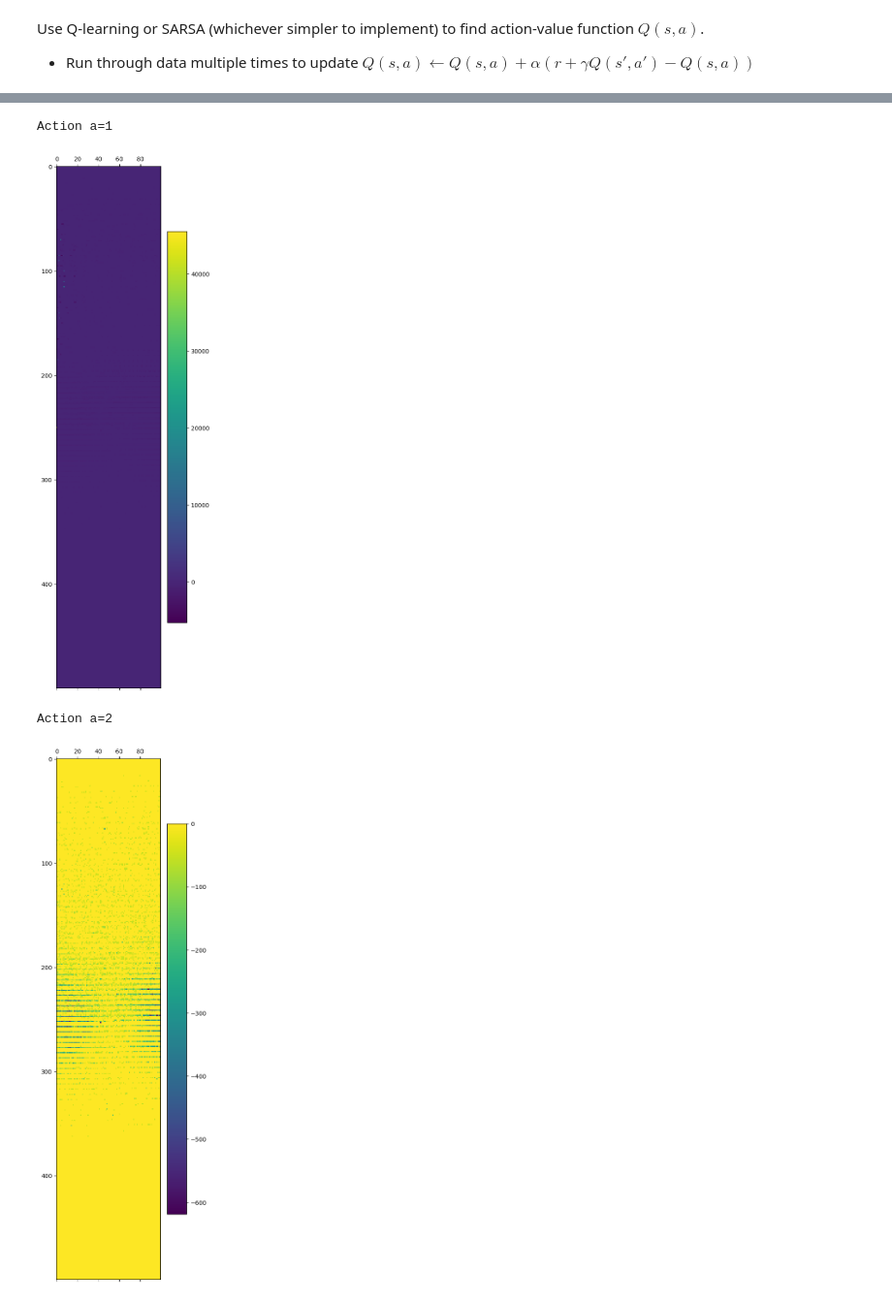
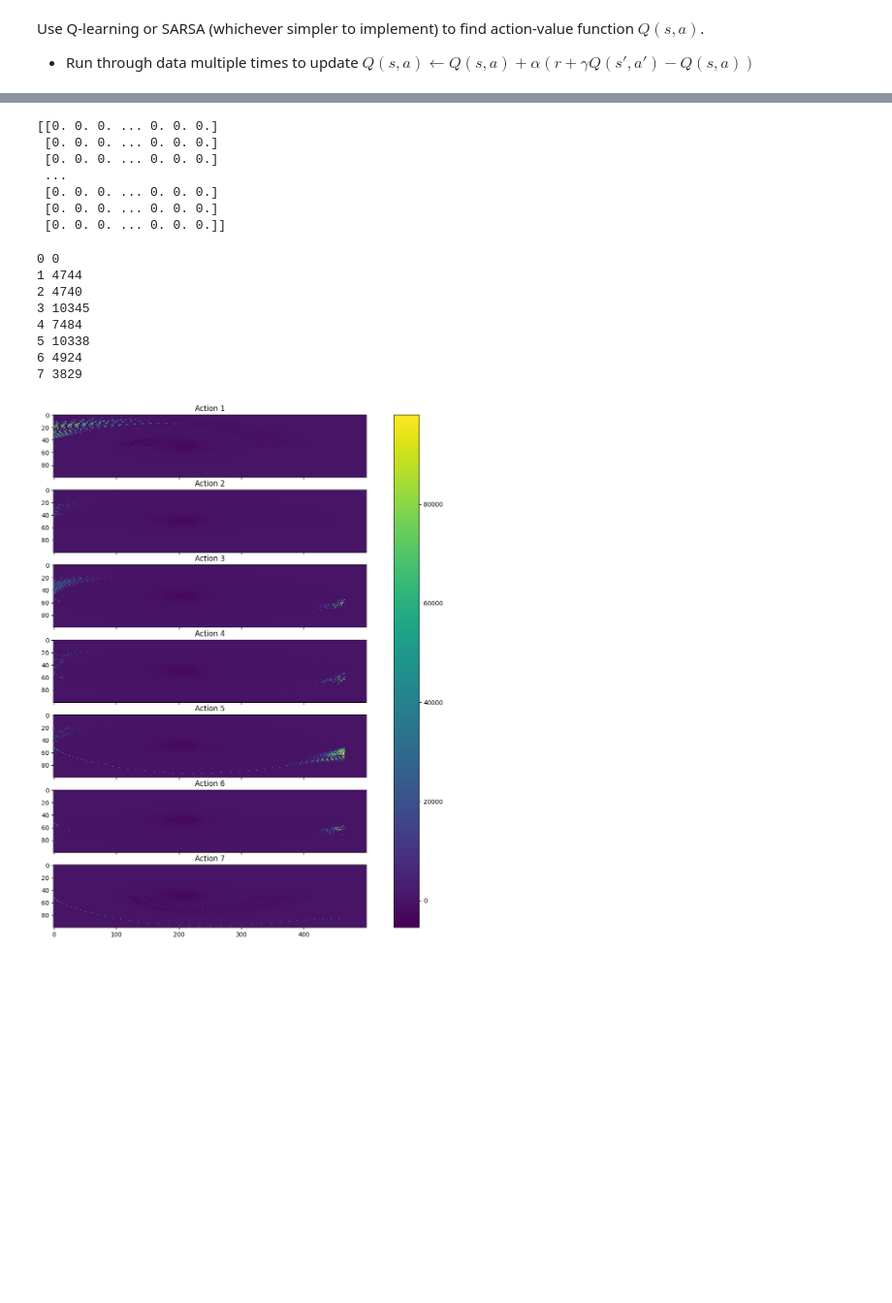
Before and after one commit to lfun1/CS238-Projects, a Jupyter notebook: project2/medium_policy_v1.ipynb, the cells around one changed output, grey strips where cells are left out. Shown at 97% size. Drawn from its saved outputs; the diff is of its cells as text; code cells hidden in the pictures; blank space fills up the shorter version.

Commit message:
Visualize sarsa q-function with 10 iterations

```diff
--- a/project2/medium_policy_v1.ipynb
+++ b/project2/medium_policy_v1.ipynb
@@ -92,14 +79,51 @@ print(Q[24701, 3])
-# %%
-def grid_display(x, xdim, ydim, zdim):
-    for z in range(1, zdim+1):
-        print(f"Action a={z}")
-        plt.matshow(x[1:,z].reshape(xdim, ydim))
-        plt.colorbar()
-        plt.show()
+# %%
+def grid_display(data, xdim, ydim, zdim, fig_title=None):
+    data = data[1:, 1:].reshape((xdim, ydim, zdim))
+
+    fig, axes = plt.subplots(zdim, figsize=(20, 15), sharex=True, sharey=True)
+
+    # Maximum, minimum value range for colorbar
+    vmin, vmax = data.min(), data.max()
+
+    for i in range(7):
+        img = axes[i].imshow(data[:, :, i], cmap='viridis', vmin=vmin, vmax=vmax)
+        axes[i].set_title(f"Action {i+1}")
+
+    cbar = fig.colorbar(img, ax=axes, orientation='vertical', fraction=0.05, pad=0.04)
+
+    # plt.tight_layout()
+
+    # for z in range(1, zdim+1):
+    #     print(f"Action a={z}")
+    #     img = axes[z-1].matshow(x[1:,z].reshape(xdim, ydim), cmap='viridis', vmin=0, vmax=1)
+    #     # plt.colorbar()
+    #     plt.colorbar(img, ax=axes[z-1], fraction=0.046, pad=0.04, shrink=0.8)
+    if fig_title is not None:
+        plt.savefig(f"{fig_title}.png", dpi=300)
+# %%
+# Q_new = sarsa(Q, medium_data, iters=10)
+print(Q)
+# %% [output]
+[[0. 0. 0. ... 0. 0. 0.]
+ [0. 0. 0. ... 0. 0. 0.]
+ [0. 0. 0. ... 0. 0. 0.]
+ ...
+ [0. 0. 0. ... 0. 0. 0.]
+ [0. 0. 0. ... 0. 0. 0.]
+ [0. 0. 0. ... 0. 0. 0.]]
+# %%
+for i in range(8):
+    print(i, np.count_nonzero(Q[:, i]))
+# %% [output]
+0 0
+1 4744
+2 4740
+3 10345
+4 7484
+5 10338
+6 4924
+7 3829
 # %%
-grid_display(Q, n_pos, n_vel, n_actions)
+grid_display(Q, n_vel, n_pos, n_actions)#, "medium_Q_sarsa_iters10")
 # %% [output]
-Action a=1
-[figure, old version]
+[figure, new version]
-Action a=2
-[figure, removed]
```
Also changed, not shown: parts of 4 cells of this notebook.
